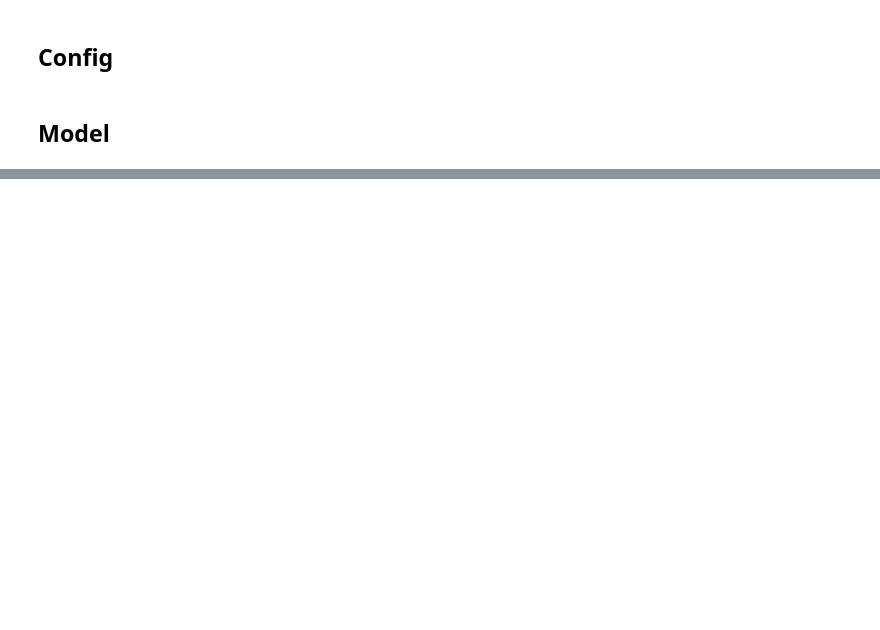
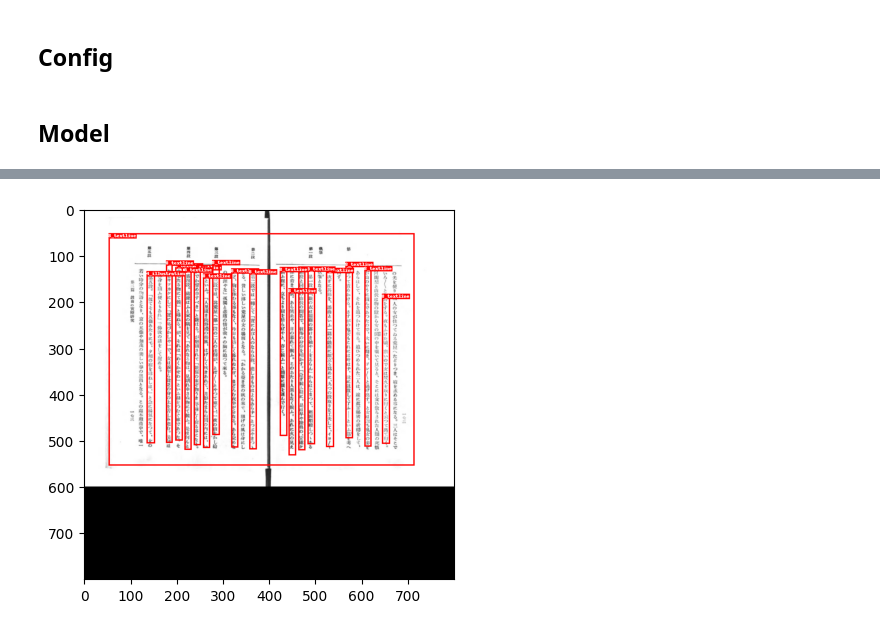
Before and after one commit to fummicc1/signate-262, a Jupyter notebook: infer.ipynb, the cells around one changed output, grey strips where cells are left out. Drawn from its saved outputs; the diff is of its cells as text; code cells hidden in the pictures; blank space fills up the shorter version.

```diff
--- a/infer.ipynb
+++ b/infer.ipynb
@@ -33,9 +40,10 @@ import engine
 ## Config
 # %%
 class Config:
-    batch_size = 1
+    batch_size = 16
     num_classes = 10
     input_size = (800, 800)
+    device = torch.device("cuda")
 
     def __init__(self) -> None:
         pass
@@ -66,0 +217,88 @@ model = torch.load()
+# %%
+images_path = pathlib.Path("test") / "images" / "*.jpg"
+images = list(glob(images_path.absolute().as_posix()))
+# %%
+dataset = CustomDataset(
+    data=images,
+    labels=None,
+    transform=torchvision.transforms.Compose([
+        NewPad(),
+        transforms.Resize(config.input_size),
+        transforms.ToTensor(),
+    ]),
+    has_label=False,
+    resizing=True
+)
+dataloader = DataLoader(dataset, batch_size=config.batch_size, num_workers=8)
+# %%
+#結果の表示
+
+def show(val_dataloader):
+    import matplotlib.pyplot as plt
+    from PIL import ImageDraw, ImageFont
+    from PIL import Image
+
+    #GPUのキャッシュクリア
+    import torch
+    torch.cuda.empty_cache()
+
+    device = torch.device('cuda') if torch.cuda.is_available() else torch.device('cpu')
+    #device = torch.device('cpu')
+    model.to(device)
+    model.eval()#推論モードへ
+
+    images, _ = next(iter(val_dataloader))
+
+    images = list(img.to(device) for img in images)
+
+    #推論時は予測を返す
+    '''
+     - boxes (FloatTensor[N, 4]): the predicted boxes in [x1, y1, x2, y2] format, with values of x
+          between 0 and W and values of y between 0 and H
+        - labels (Int64Tensor[N]): the predicted labels for each image
+        - scores (Tensor[N]): the scores or each prediction
+    '''
+    outputs = model(images)
+
+    for i, image in enumerate(images):
+
+        image = image.permute(1, 2, 0).cpu().numpy()
+        image = Image.fromarray((image * 255).astype(np.uint8))
+
+        boxes = outputs[i]["boxes"].data.cpu().numpy()
+        scores = outputs[i]["scores"].data.cpu().numpy()
+        labels = outputs[i]["labels"].data.cpu().numpy()
+
+        category={0: '0_background',1:'1_overall', 2:'2_handwritten',3: '3_typography',4: '4_illustration', 5:'5_stamp', 6:'6_headline', 7:'7_caption',8: '8_textline', 9:'9_table'}
+
+
+
+        boxes = boxes[scores >= 0.5].astype(np.int32)
+        scores = scores[scores >= 0.5]
+
+        for i, box in enumerate(boxes):
+            draw = ImageDraw.Draw(image)
+            label = category[labels[i]]
+            draw.rectangle([(box[0], box[1]), (box[2], box[3])], outline="red", width=3)
+
+            # ラベルの表示
+
+            from PIL import Image, ImageDraw, ImageFont
+            #fnt = ImageFont.truetype('/content/mplus-1c-black.ttf', 20)
+            fnt = ImageFont.load_default()
+            text_w, text_h = fnt.getsize(label)
+            draw.rectangle([box[0], box[1], box[0]+text_w, box[1]+text_h], fill="red")
+            draw.text((box[0], box[1]), label, font=fnt, fill='white')
+
+        #画像を保存したい時用
+        #image.save(f"resample_test{str(i)}.png")
+
+        fig, ax = plt.subplots(1, 1)
+        ax.imshow(np.array(image))
+
+    plt.show()
+
+
+show(dataloader)
+# %% [output]
+[figure, added]
```
Also changed, not shown: parts of 10 cells of this notebook, 15 other files.
